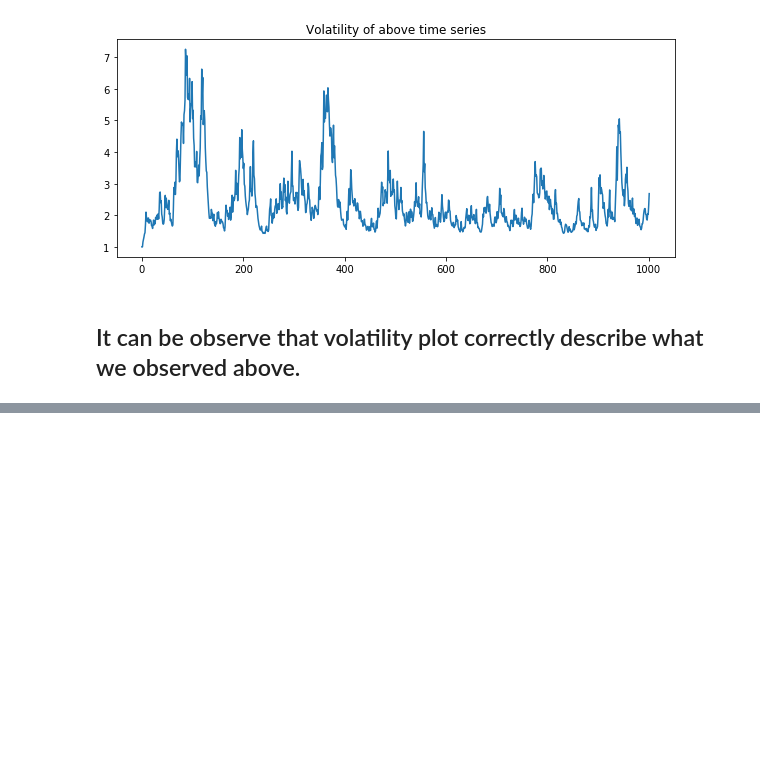
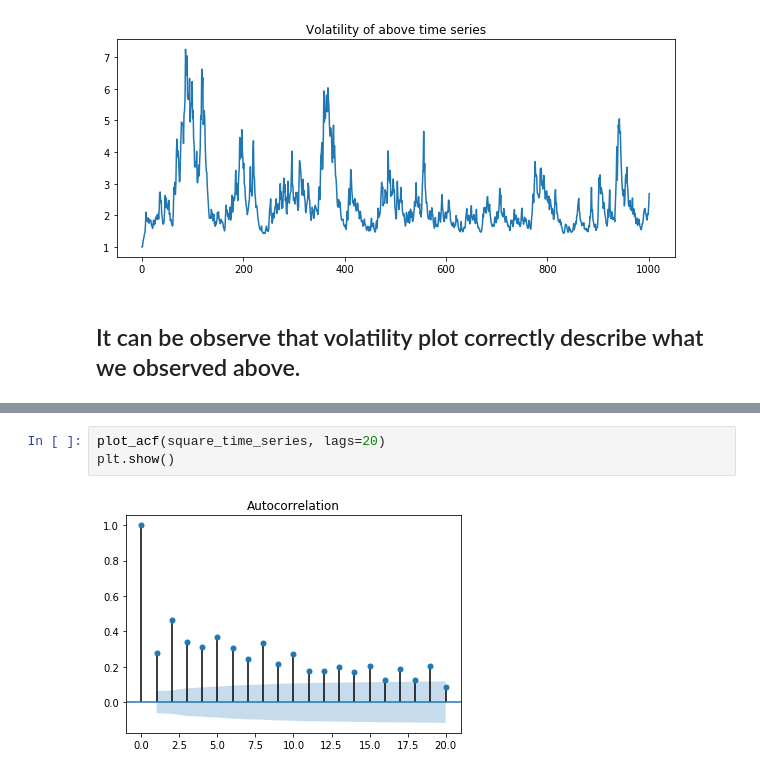
Before and after one commit to Karanpalshekhawat/time-series-analysis, a Jupyter notebook: Introduction to Garch Model .ipynb, the cells around one changed output, grey strips where cells are left out. Drawn from its saved outputs; the diff is of its cells as text; blank space fills up the shorter version.

```diff
--- a/Introduction to Garch Model .ipynb
+++ b/Introduction to Garch Model .ipynb
@@ -72,0 +88,5 @@ plt.tile("Comparison of time series and volatility time sei")
+# %%
+plot_acf(square_time_series, lags=20)
+plt.show()
+# %% [output]
+[figure, added]
```
Also changed, not shown: parts of 5 cells of this notebook.
